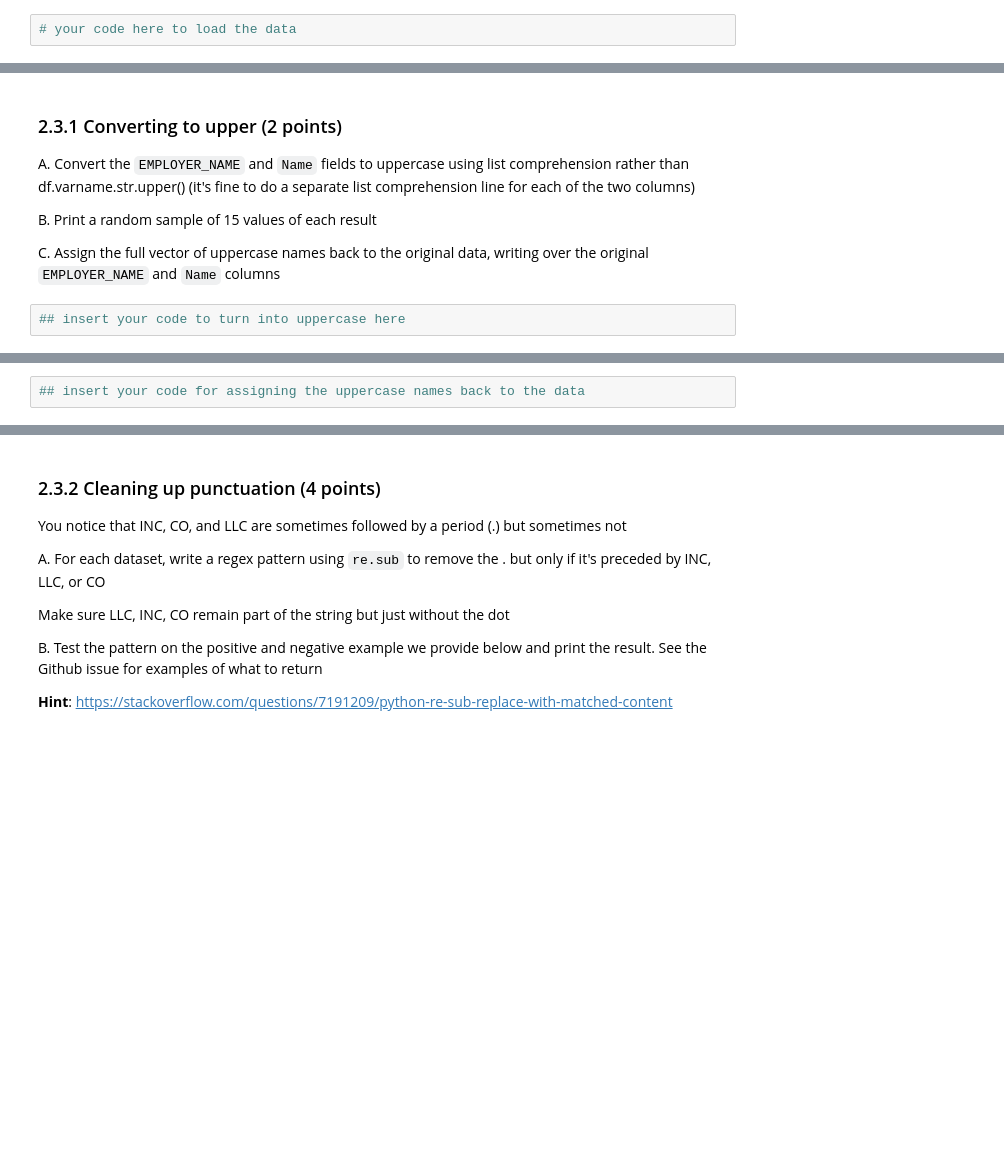
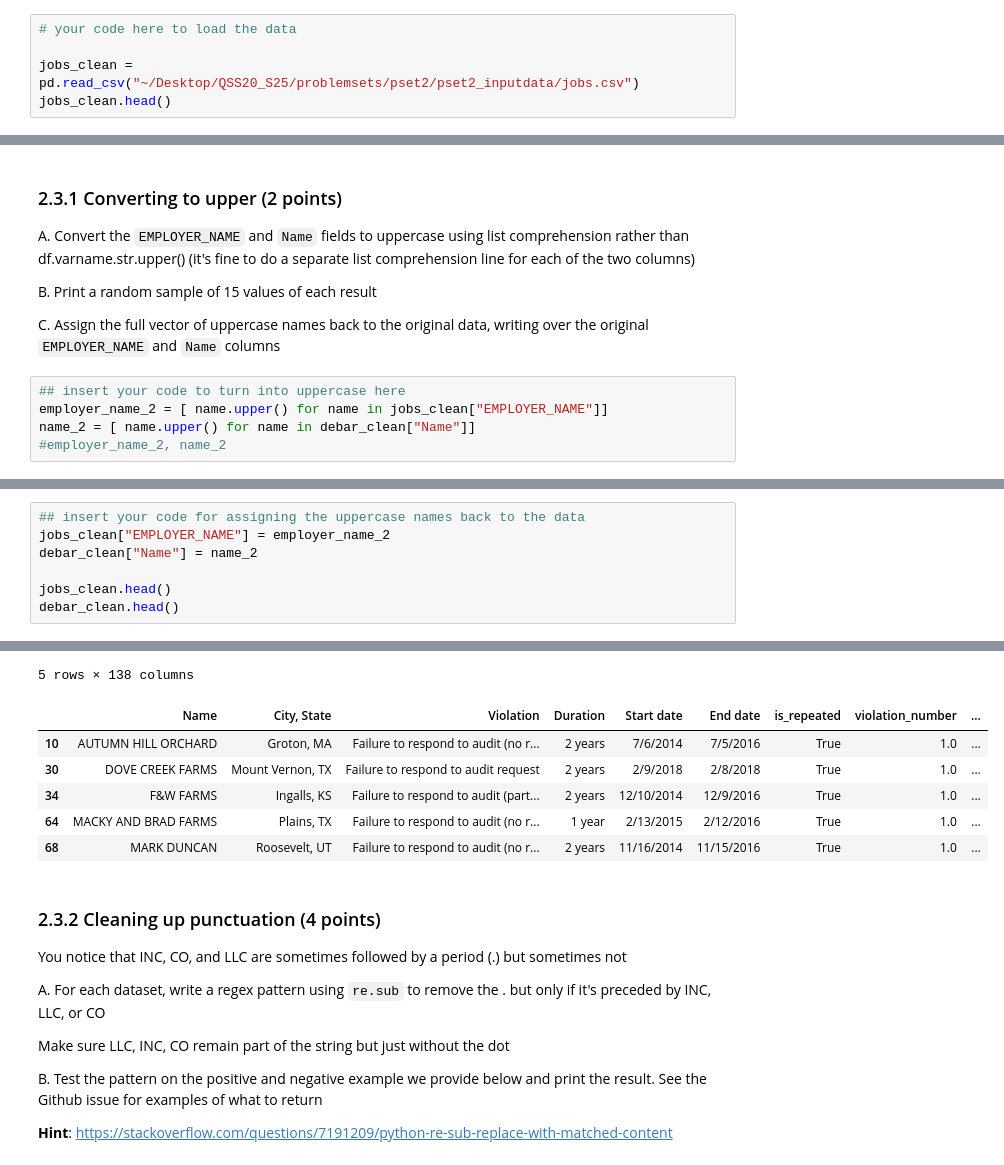
Before and after one commit to pwax1120/QSS20_S25, a Jupyter notebook: problemsets/pset2/pset2_blank.ipynb, the cells around one changed output, grey strips where cells are left out. Cells and saved outputs as stored; diff of their text form; blank space fills up the shorter version.

```diff
--- a/problemsets/pset2/pset2_blank.ipynb
+++ b/problemsets/pset2/pset2_blank.ipynb
@@ -215,3 +215,6 @@ Since most of the bans have expired, we're going to see which of those employers
 Loading the `jobs_clean.csv` data stored in `pset2_inputdata`
 # %%
 # your code here to load the data
+
+jobs_clean = pd.read_csv("~/Desktop/QSS20_S25/problemsets/pset2/pset2_inputdata/jobs.csv")
+jobs_clean.head()
@@ -241,5 +275,8 @@ B. Print a random sample of 15 values of each result
 C. Assign the full vector of uppercase names back to the original data, writing over the original `EMPLOYER_NAME` and `Name` columns
 # %%
 ## insert your code to turn into uppercase here
+employer_name_2 = [ name.upper() for name in jobs_clean["EMPLOYER_NAME"]]
+name_2 = [ name.upper() for name in debar_clean["Name"]]
+#employer_name_2, name_2
 # %%
 ## insert your code for the random sample
@@ -246,2 +288,8 @@ C. Assign the full vector of uppercase names back to the original data, writing
 # %%
 ## insert your code for assigning the uppercase names back to the data
+jobs_clean["EMPLOYER_NAME"] = employer_name_2
+debar_clean["Name"] = name_2
+
+jobs_clean.head()
+debar_clean.head()
+# %% [output]
@@ -248,3 +302,10 @@ C. Assign the full vector of uppercase names back to the original data, writing
+5 rows × 138 columns
+|  | Name | City, State | Violation | Duration | Start date | End date | is_repeated | violation_number | ... |
+| 10 | AUTUMN HILL ORCHARD | Groton, MA | Failure to respond to audit (no r... | 2 years | 7/6/2014 | 7/5/2016 | True | 1.0 | ... |
+| 30 | DOVE CREEK FARMS | Mount Vernon, TX | Failure to respond to audit request | 2 years | 2/9/2018 | 2/8/2018 | True | 1.0 | ... |
+| 34 | F&W FARMS | Ingalls, KS | Failure to respond to audit (part... | 2 years | 12/10/2014 | 12/9/2016 | True | 1.0 | ... |
+| 64 | MACKY AND BRAD FARMS | Plains, TX | Failure to respond to audit (no r... | 1 year | 2/13/2015 | 2/12/2016 | True | 1.0 | ... |
+| 68 | MARK DUNCAN | Roosevelt, UT | Failure to respond to audit (no r... | 2 years | 11/16/2014 | 11/15/2016 | True | 1.0 | ... |
 # %% [markdown]
 ### 2.3.2 Cleaning up punctuation (4 points)
 
```
Also changed, not shown: parts of 15 cells of this notebook, 1 other file.
